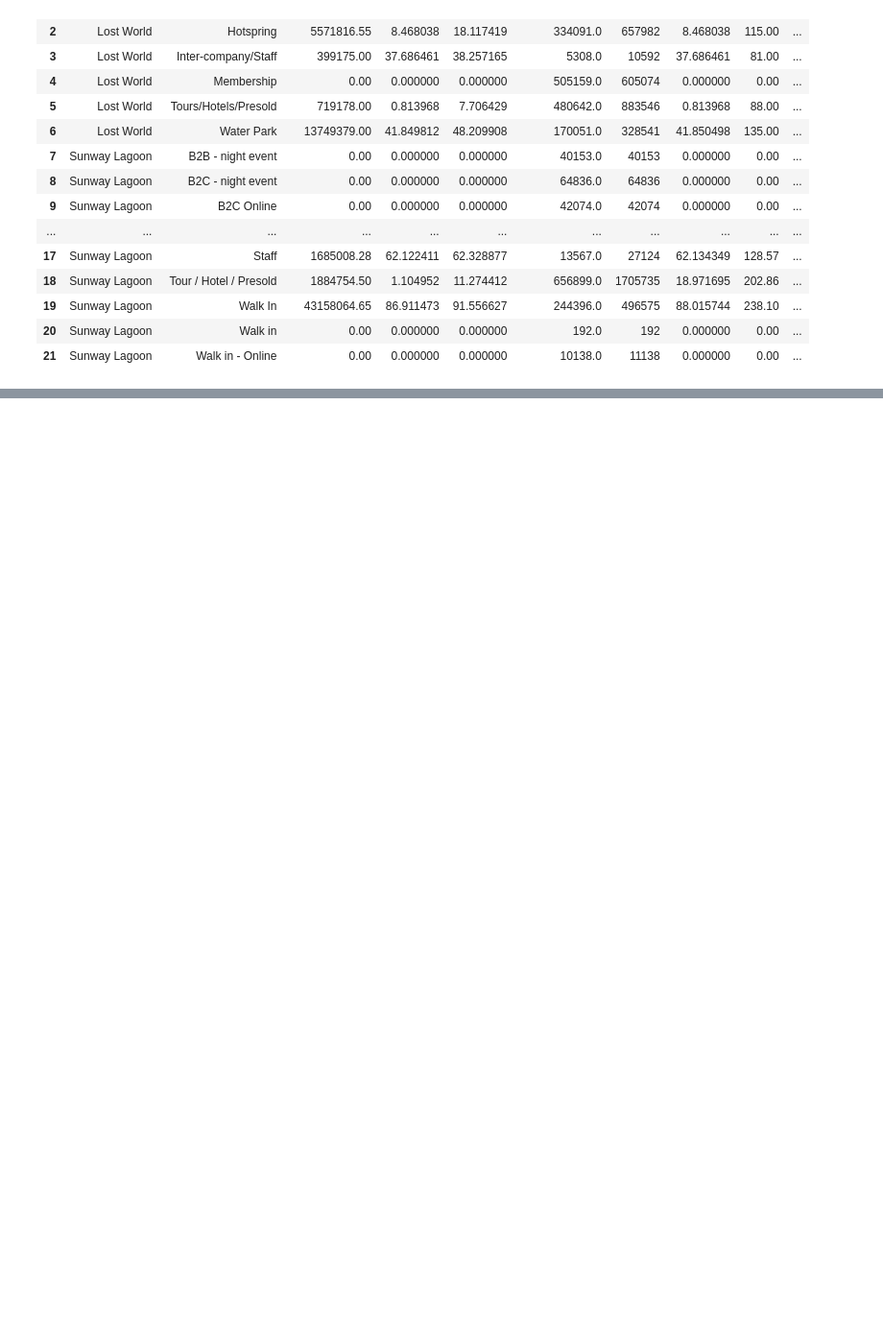
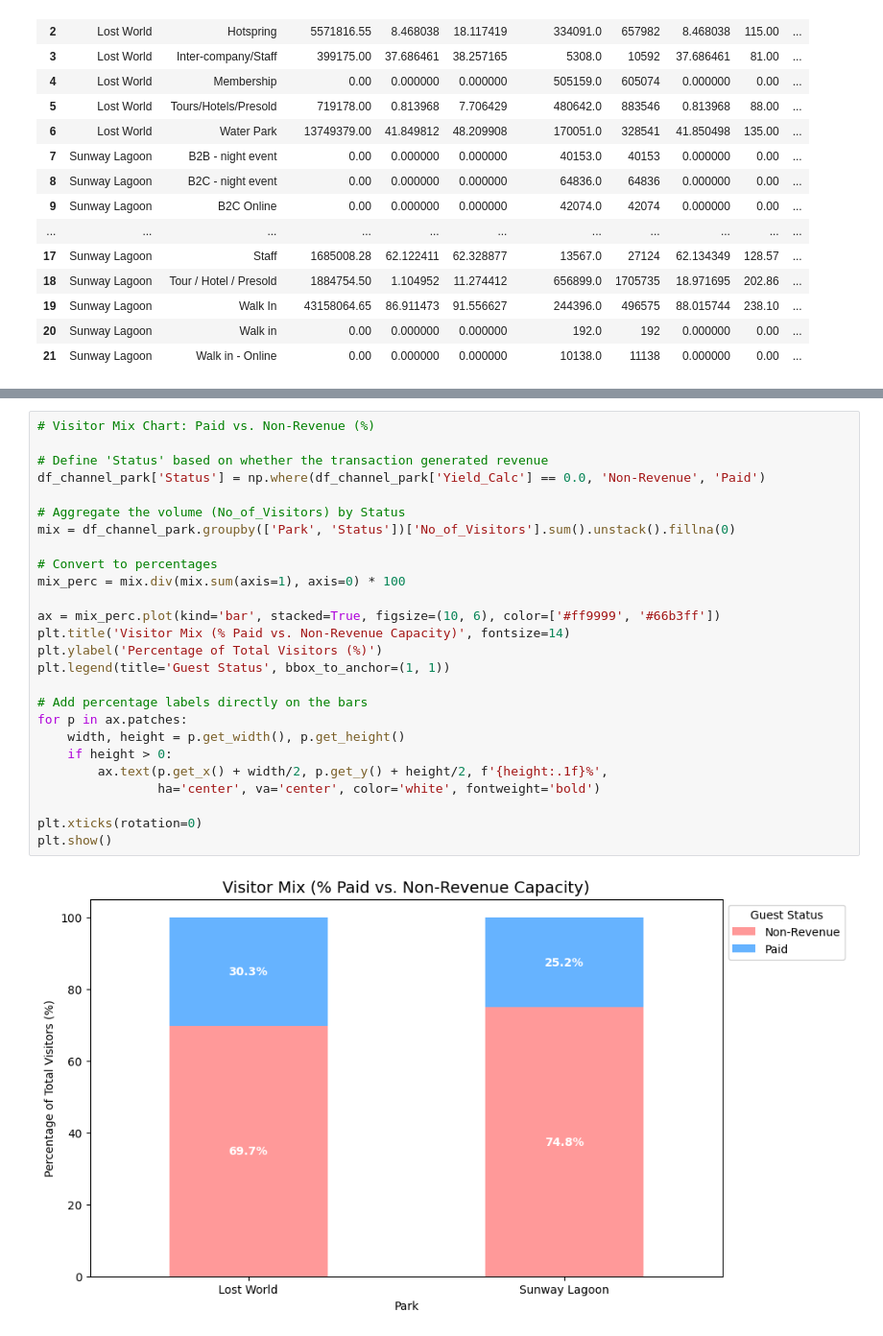
Before and after one commit to henrytansunway/sunway-theme-park, a Jupyter notebook: eda-march-12.ipynb, the cells around one changed output, grey strips where cells are left out. Shown at 96% size. Cells and saved outputs as stored; diff of their text form; blank space fills up the shorter version.

```diff
--- a/eda-march-12.ipynb
+++ b/eda-march-12.ipynb
@@ -408,0 +487,28 @@ plt.show()
+# %%
+# Visitor Mix Chart: Paid vs. Non-Revenue (%)
+
+# Define 'Status' based on whether the transaction generated revenue
+df_channel_park['Status'] = np.where(df_channel_park['Yield_Calc'] == 0.0, 'Non-Revenue', 'Paid')
+
+# Aggregate the volume (No_of_Visitors) by Status
+mix = df_channel_park.groupby(['Park', 'Status'])['No_of_Visitors'].sum().unstack().fillna(0)
+
+# Convert to percentages
+mix_perc = mix.div(mix.sum(axis=1), axis=0) * 100
+
+ax = mix_perc.plot(kind='bar', stacked=True, figsize=(10, 6), color=['#ff9999', '#66b3ff'])
+plt.title('Visitor Mix (% Paid vs. Non-Revenue Capacity)', fontsize=14)
+plt.ylabel('Percentage of Total Visitors (%)')
+plt.legend(title='Guest Status', bbox_to_anchor=(1, 1))
+
+# Add percentage labels directly on the bars
+for p in ax.patches:
+    width, height = p.get_width(), p.get_height()
+    if height > 0:
+        ax.text(p.get_x() + width/2, p.get_y() + height/2, f'{height:.1f}%',
+                ha='center', va='center', color='white', fontweight='bold')
+
+plt.xticks(rotation=0)
+plt.show()
+# %% [output]
+[figure, added]
```
Also changed, not shown: parts of 9 cells of this notebook.
